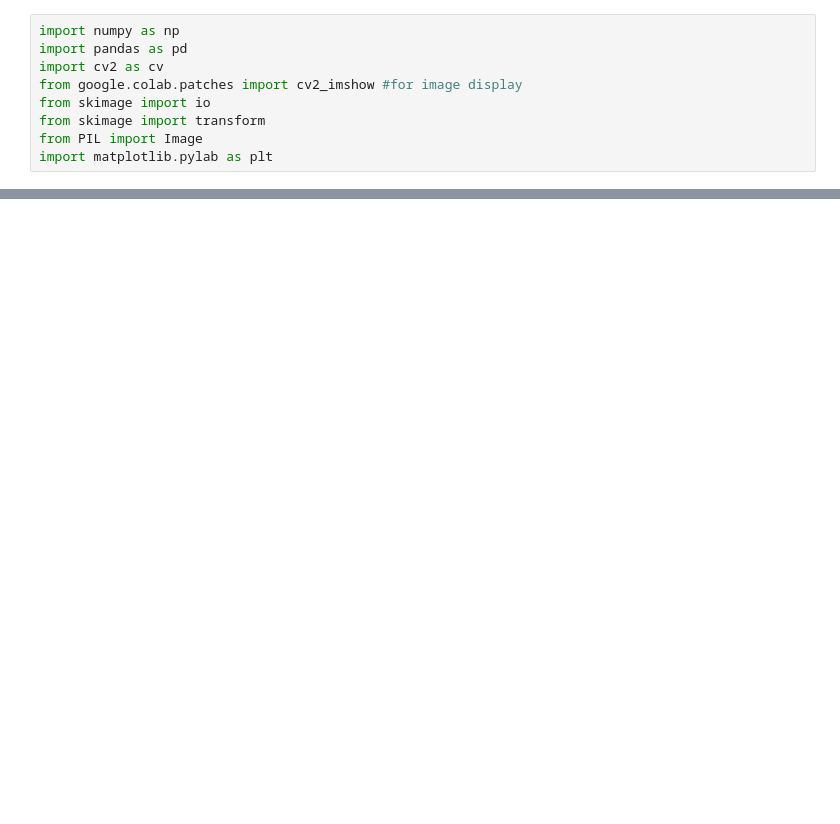
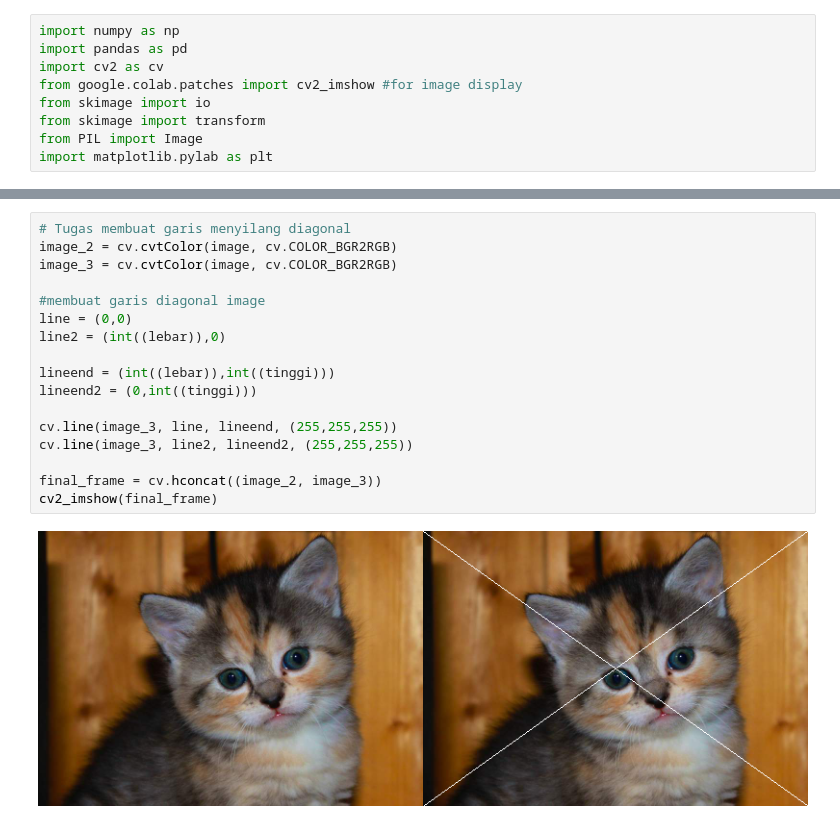
Before and after one commit to mmillania/PCVK_Genap_2021, a Jupyter notebook: Week1.ipynb, the cells around one changed output, grey strips where cells are left out. Cells and saved outputs as stored; diff of their text form; blank space fills up the shorter version.

```diff
--- a/Week1.ipynb
+++ b/Week1.ipynb
@@ -64,0 +65,19 @@ cv2_imshow(final_frame)
+# %%
+# Tugas membuat garis menyilang diagonal
+image_2 = cv.cvtColor(image, cv.COLOR_BGR2RGB)
+image_3 = cv.cvtColor(image, cv.COLOR_BGR2RGB)
+
+#membuat garis diagonal image
+line = (0,0)
+line2 = (int((lebar)),0)
+
+lineend = (int((lebar)),int((tinggi)))
+lineend2 = (0,int((tinggi)))
+
+cv.line(image_3, line, lineend, (255,255,255))
+cv.line(image_3, line2, lineend2, (255,255,255))
+
+final_frame = cv.hconcat((image_2, image_3))
+cv2_imshow(final_frame)
+# %% [output]
+[figure, added]
```
Also changed, not shown: parts of 4 cells of this notebook.
